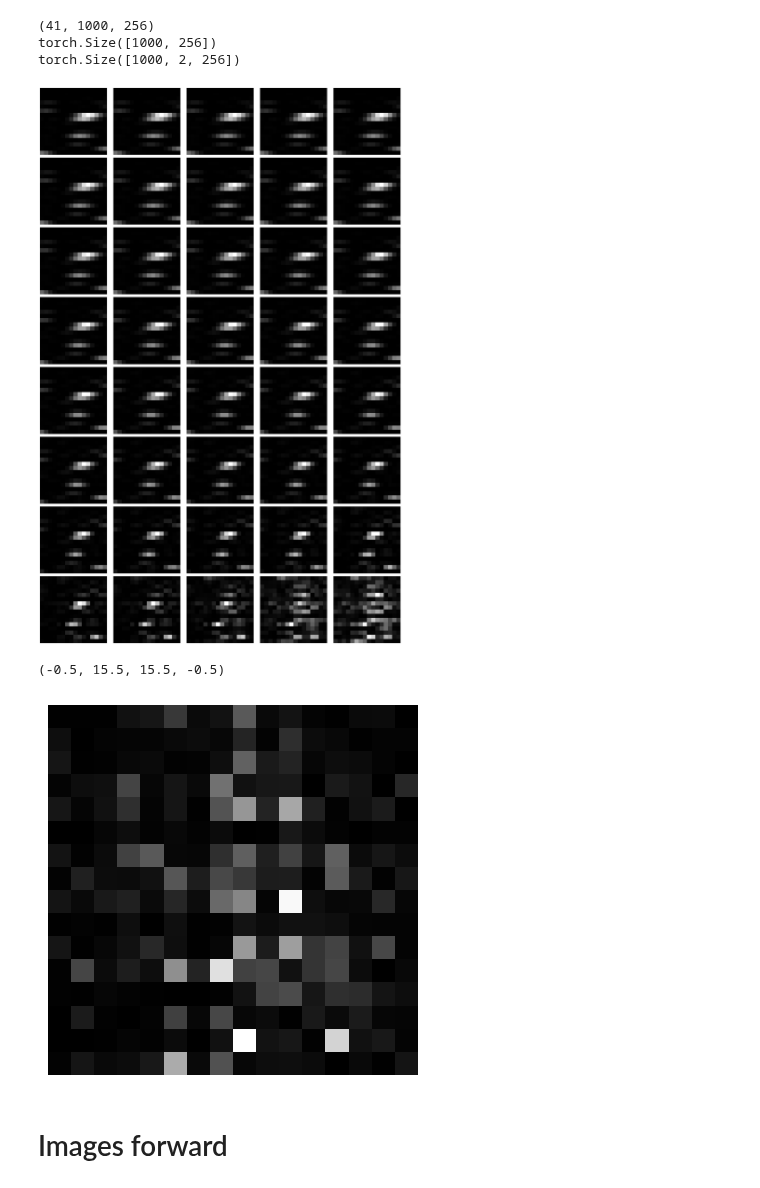
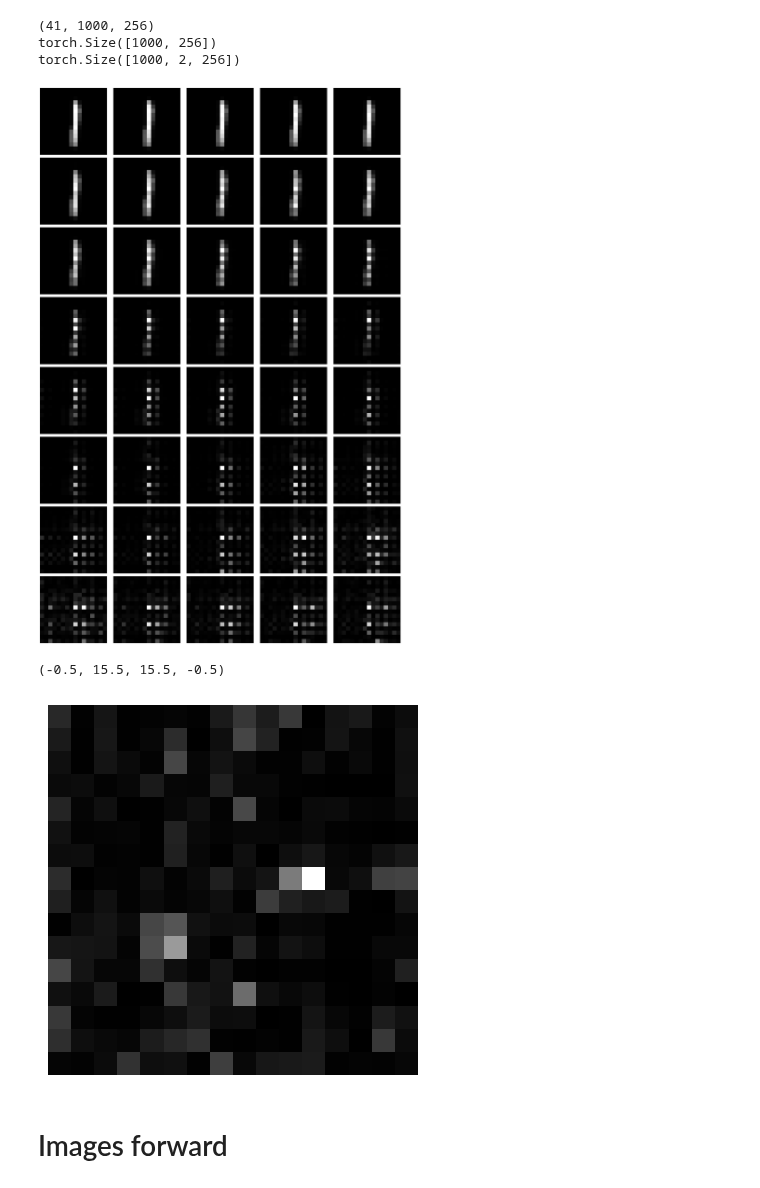
Before and after one commit to alapena/QuantGenMdl, a Jupyter notebook: visualize_denoising_UNet.ipynb, the cells around one changed output. Saved outputs shown, nothing was run; the diff lists cells and outputs as text; code cells hidden in the pictures.

```diff
--- a/visualize_denoising_UNet.ipynb
+++ b/visualize_denoising_UNet.ipynb
@@ -145,35 +141,35 @@ torch.Size([1000, 256])
 torch.Size([1000, 2, 256])
 # %%
 # Plot the evolution of one image
-n = 1 # select a sample
+n = 30 # select a sample
 
 image_dim = int(np.sqrt(n_features))
 rows = 8
 cols = 5
 fig, axs = plt.subplots(rows, cols, figsize=(20,30))
 vmin, vmax = 0, 1
 images = []
 for i in tqdm(range(n_timesteps)):
     if i == n_timesteps:
         continue
     # Extract the probabilities and convert back to MNIST digits
     state = outputs_ts[i][n]
     probs = (state*state.conj()).real
     probs = probs[:, np.newaxis][:n_features]
     image = probs.reshape(image_dim, image_dim)
 
     # Rescale the probabilities to the range [0,1] (although this should already be the case...)
     norm = 1 / image.max()
     image = image * norm
 
     images.append(image)
 
     axs[i//cols, i%cols].imshow(image, vmin=vmin, vmax=vmax, cmap='gray')
     axs[i//cols, i%cols].axis('off')
 
 plt.tight_layout()
 # %% [output]
-[figure, old version]
+[figure, new version]
 # %%
 # The last step (full noise)
 i = n_timesteps
@@ -191,7 +187,7 @@ plt.imshow(image, vmin=vmin, vmax=vmax, cmap='gray')
 plt.axis('off')
 # %% [output]
 (-0.5, 15.5, 15.5, -0.5)
-[figure, old version]
+[figure, new version]
 # %% [markdown]
 # Images forward
 # %%
```
Also changed, not shown: parts of 5 cells of this notebook, 2 other files.
